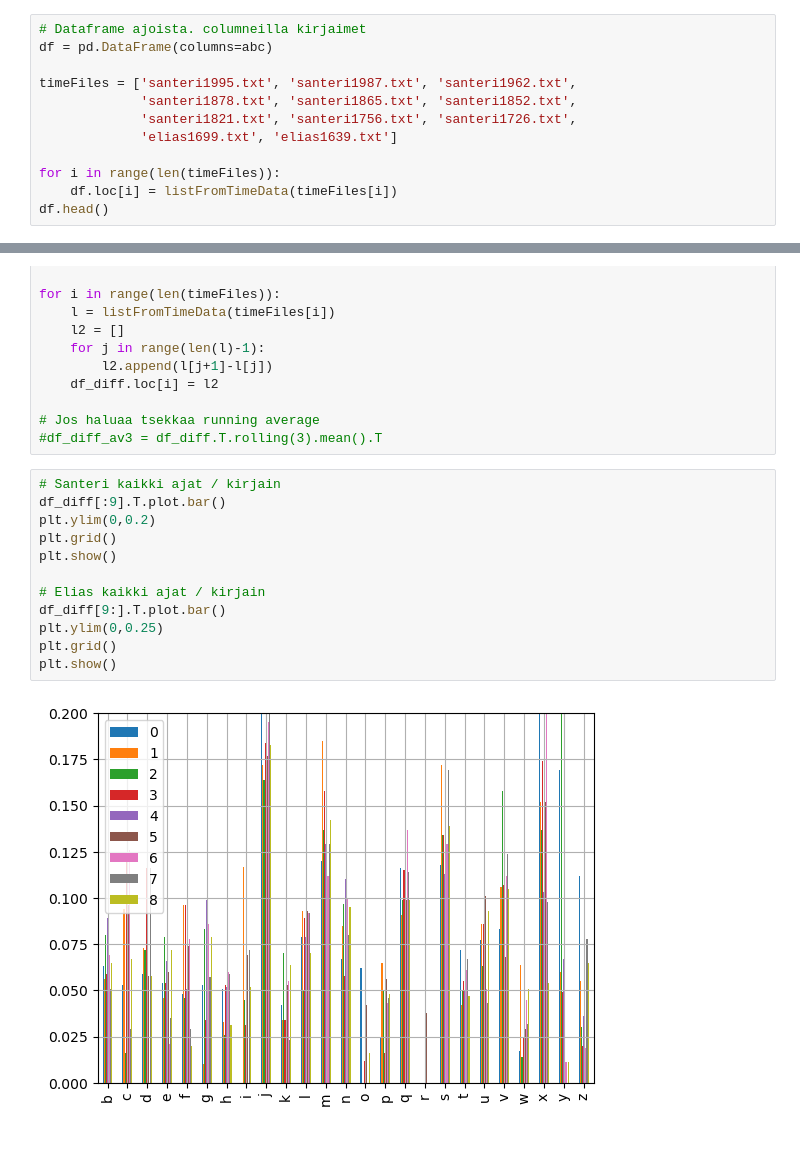
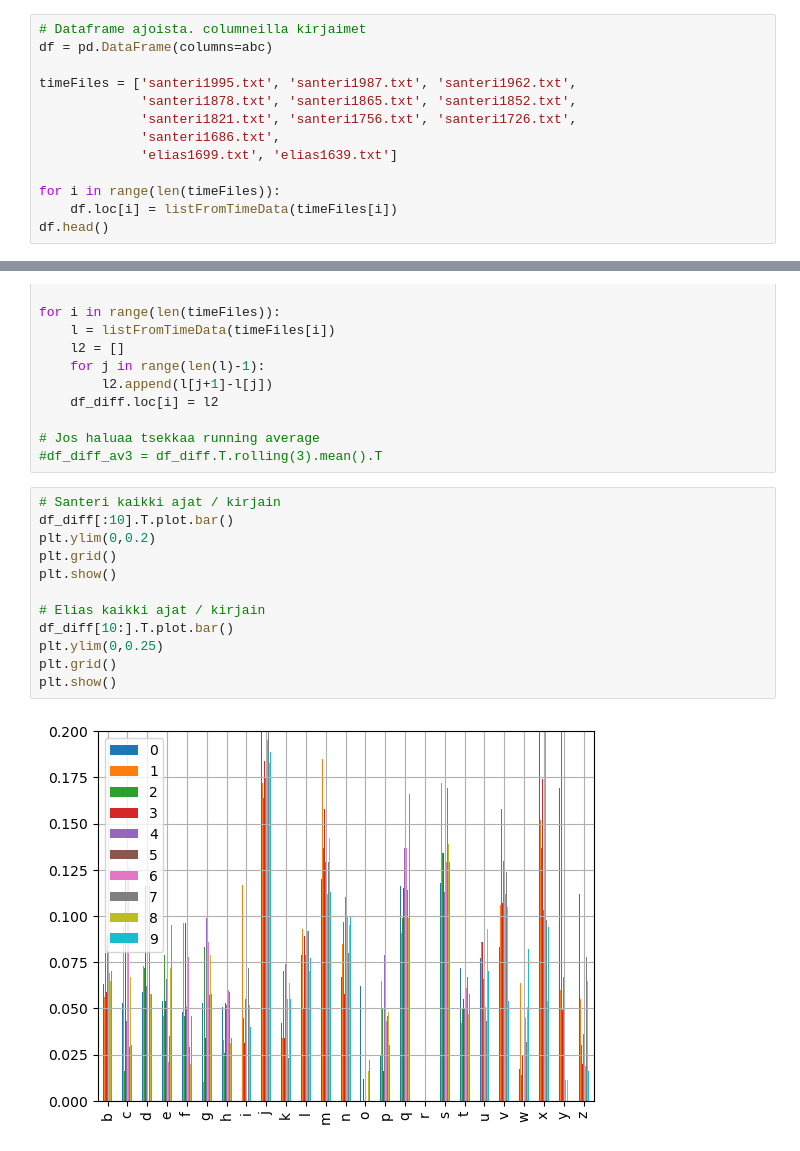
Before and after one commit to sansalv/abc-analyysi, a Jupyter notebook: abc_analyysi.ipynb, the cells around one changed output, grey strips where cells are left out. Cells and saved outputs as stored; diff of their text form.

```diff
--- a/abc_analyysi.ipynb
+++ b/abc_analyysi.ipynb
@@ -26,6 +26,7 @@ df = pd.DataFrame(columns=abc)
 timeFiles = ['santeri1995.txt', 'santeri1987.txt', 'santeri1962.txt',
              'santeri1878.txt', 'santeri1865.txt', 'santeri1852.txt',
              'santeri1821.txt', 'santeri1756.txt', 'santeri1726.txt',
+             'santeri1686.txt',
              'elias1699.txt', 'elias1639.txt']
 
 for i in range(len(timeFiles)):
@@ -94,15 +95,15 @@ for i in range(len(timeFiles)):
 #df_diff_av3 = df_diff.T.rolling(3).mean().T
 # %%
 # Santeri kaikki ajat / kirjain
-df_diff[:9].T.plot.bar()
+df_diff[:10].T.plot.bar()
 plt.ylim(0,0.2)
 plt.grid()
 plt.show()
 
 # Elias kaikki ajat / kirjain
-df_diff[9:].T.plot.bar()
+df_diff[10:].T.plot.bar()
 plt.ylim(0,0.25)
 plt.grid()
 plt.show()
 # %% [output]
-[figure, old version]
+[figure, new version]
```
Also changed, not shown: parts of 5 cells of this notebook, 1 other file.
